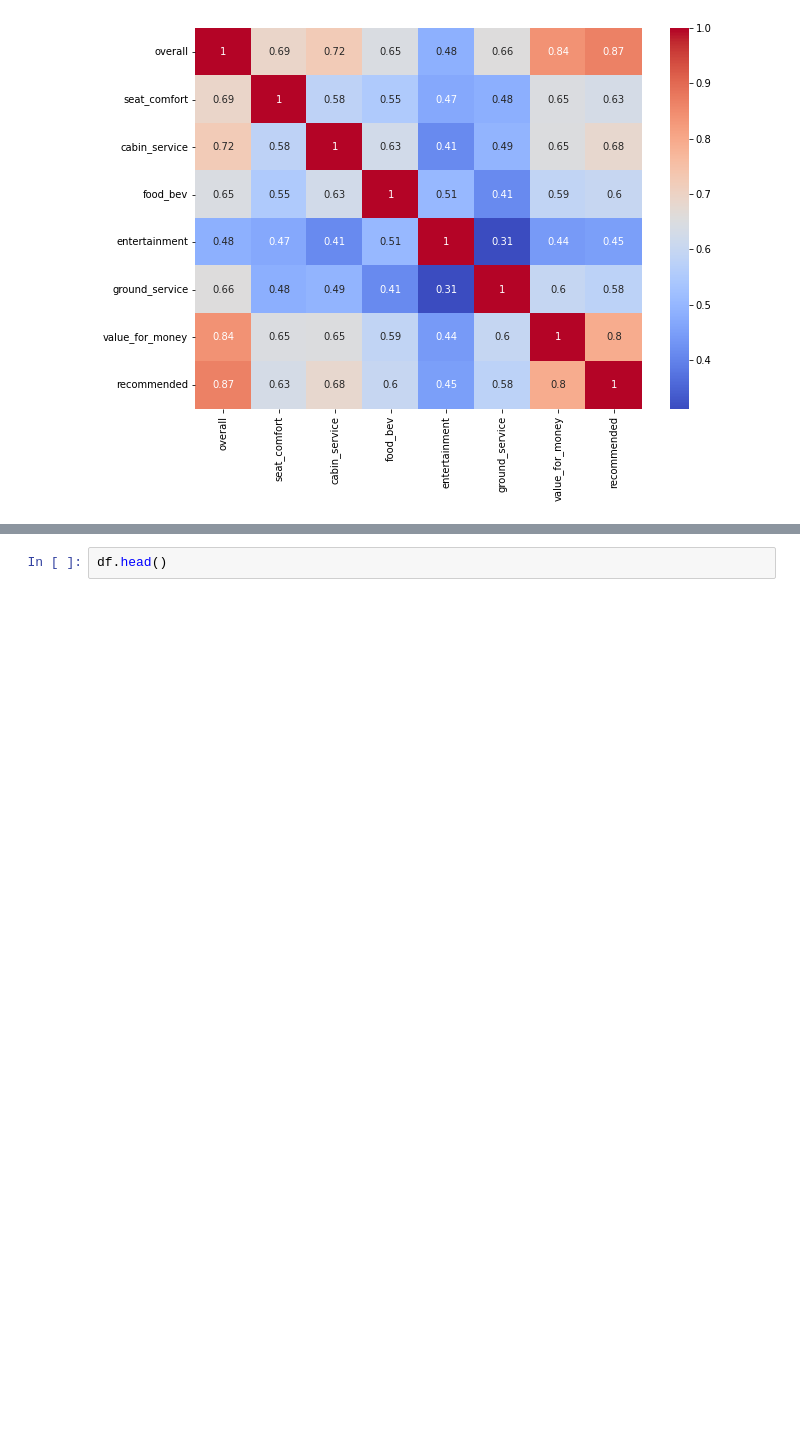
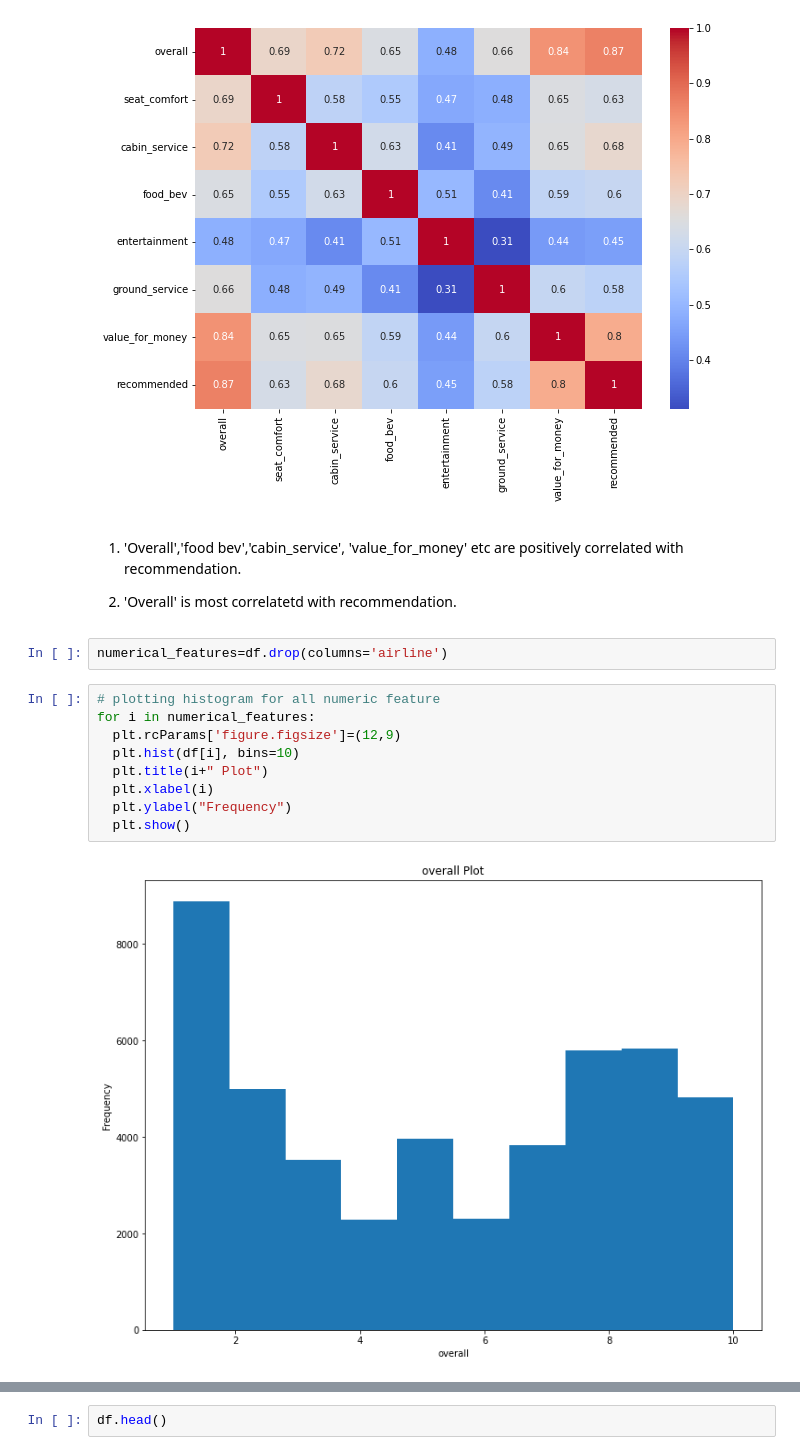
Before and after one commit to Zeeshan00789/Airline-Passenger-Referral-Prediction, a Jupyter notebook: Airline_Passenger_Referral_Prediction.ipynb, the cells around one changed output, grey strips where cells are left out. Drawn from its saved outputs; the diff is of its cells as text; blank space fills up the shorter version.

```diff
--- a/Airline_Passenger_Referral_Prediction.ipynb
+++ b/Airline_Passenger_Referral_Prediction.ipynb
@@ -457,3 +457,21 @@ sns.heatmap(df.corr(),annot=True, cmap='coolwarm')
 # %% [output]
 <matplotlib.axes._subplots.AxesSubplot at 0x...>
 [figure]
+# %% [markdown]
+
+1.  'Overall','food bev','cabin_service', 'value_for_money' etc are positively correlated with recommendation.
+
+2.  'Overall' is most correlatetd with recommendation.
+# %%
+numerical_features=df.drop(columns='airline')
+# %%
+# plotting histogram for all numeric feature
+for i in numerical_features:
+  plt.rcParams['figure.figsize']=(12,9)
+  plt.hist(df[i], bins=10)
+  plt.title(i+" Plot")
+  plt.xlabel(i)
+  plt.ylabel("Frequency")
+  plt.show()
+# %% [output]
+[figure, added]
```
Also changed, not shown: parts of 2 cells of this notebook.
